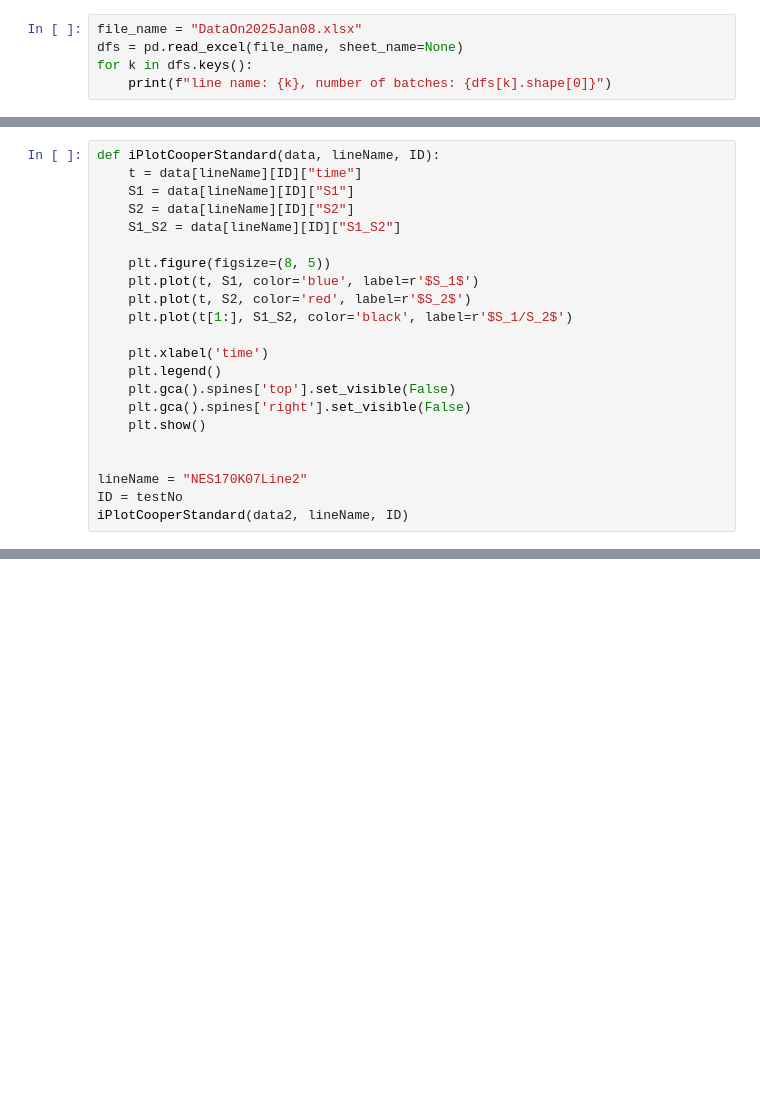
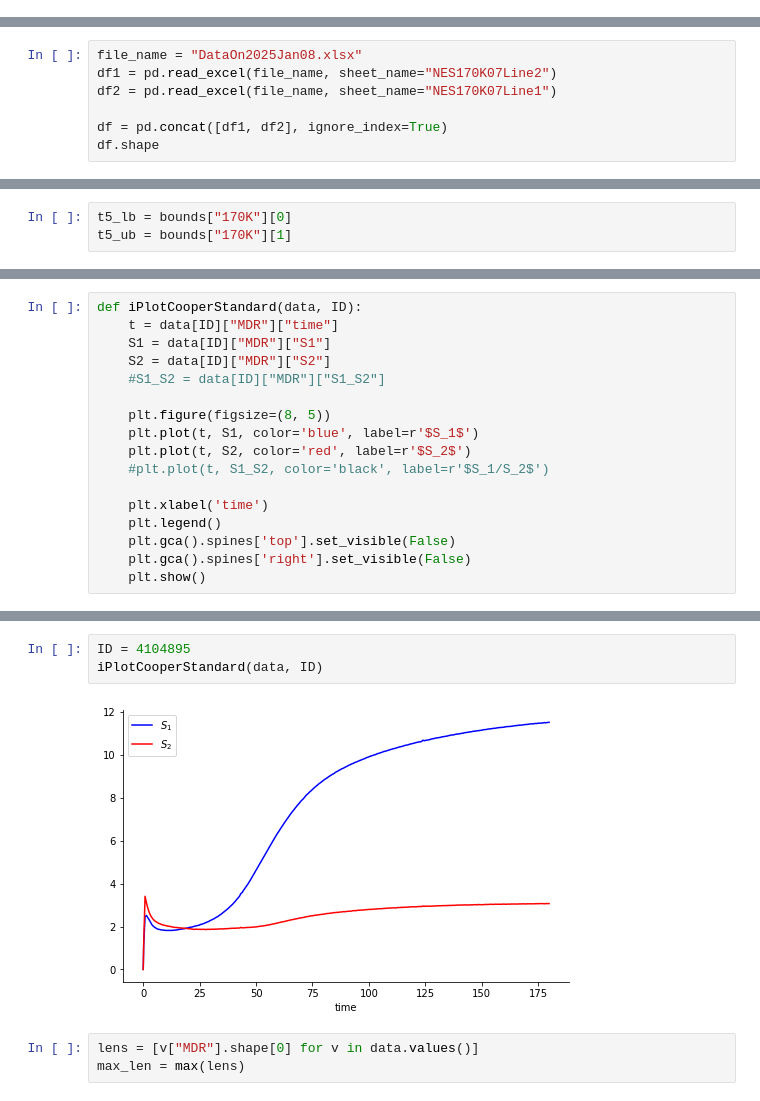
Before and after one commit to maghaeef/CooperStandard, a Jupyter notebook: DataAnalysisCooperStandard_t5.ipynb, the cells around one changed output, grey strips where cells are left out. Drawn from its saved outputs; the diff is of its cells as text; blank space fills up the shorter version.

```diff
--- a/DataAnalysisCooperStandard_t5.ipynb
+++ b/DataAnalysisCooperStandard_t5.ipynb
@@ -4,6 +6 @@ import pandas as pd
 import ast
-# %%
-file_name = "DataOn2025Jan08.xlsx"
-dfs = pd.read_excel(file_name, sheet_name=None)
-for k in dfs.keys():
-    print(f"line name: {k}, number of batches: {dfs[k].shape[0]}")
@@ -17,0 +19,7 @@ line name: NES3105A07Line2, number of batches: 8187
+# %%
+file_name = "DataOn2025Jan08.xlsx"
+df1 = pd.read_excel(file_name, sheet_name="NES170K07Line2")
+df2 = pd.read_excel(file_name, sheet_name="NES170K07Line1")
+
+df = pd.concat([df1, df2], ignore_index=True)
+df.shape
@@ -18,3 +74,6 @@ line name: NES3105A07Line2, number of batches: 8187
+# %%
+t5_lb = bounds["170K"][0]
+t5_ub = bounds["170K"][1]
 # %%
 def safe_literal_eval(value):
     """Handle NaN values before using ast.literal_eval"""
@@ -73,22 +163,17 @@ data2[testKey][testNo]['t5']
 # %%
-def iPlotCooperStandard(data, lineName, ID):
-    t = data[lineName][ID]["time"]
-    S1 = data[lineName][ID]["S1"]
-    S2 = data[lineName][ID]["S2"]
-    S1_S2 = data[lineName][ID]["S1_S2"]
+def iPlotCooperStandard(data, ID):
+    t = data[ID]["MDR"]["time"]
+    S1 = data[ID]["MDR"]["S1"]
+    S2 = data[ID]["MDR"]["S2"]
+    #S1_S2 = data[ID]["MDR"]["S1_S2"]
 
     plt.figure(figsize=(8, 5))
     plt.plot(t, S1, color='blue', label=r'$S_1$')
     plt.plot(t, S2, color='red', label=r'$S_2$')
-    plt.plot(t[1:], S1_S2, color='black', label=r'$S_1/S_2$')
+    #plt.plot(t, S1_S2, color='black', label=r'$S_1/S_2$')
 
     plt.xlabel('time')
     plt.legend()
     plt.gca().spines['top'].set_visible(False)
     plt.gca().spines['right'].set_visible(False)
     plt.show()
-
-
-lineName = "NES170K07Line2"
-ID = testNo
-iPlotCooperStandard(data2, lineName, ID)
@@ -112,0 +180,8 @@ dfs[lineName]
+# %%
+ID = 4104895
+iPlotCooperStandard(data, ID)
+# %% [output]
+[figure, added]
+# %%
+lens = [v["MDR"].shape[0] for v in data.values()]
+max_len = max(lens)
```
Also changed, not shown: parts of 28 cells of this notebook, 3 other files.
